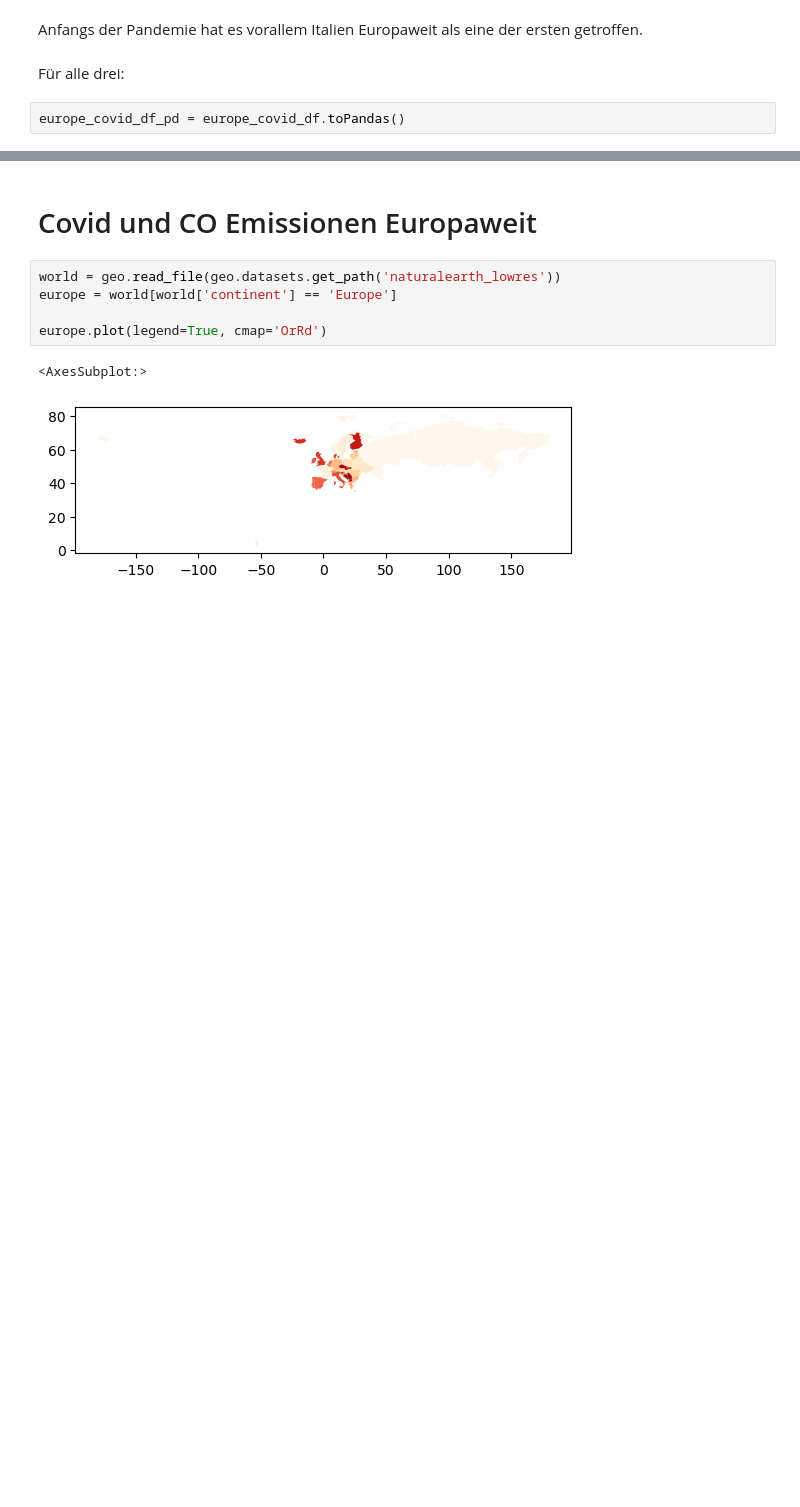
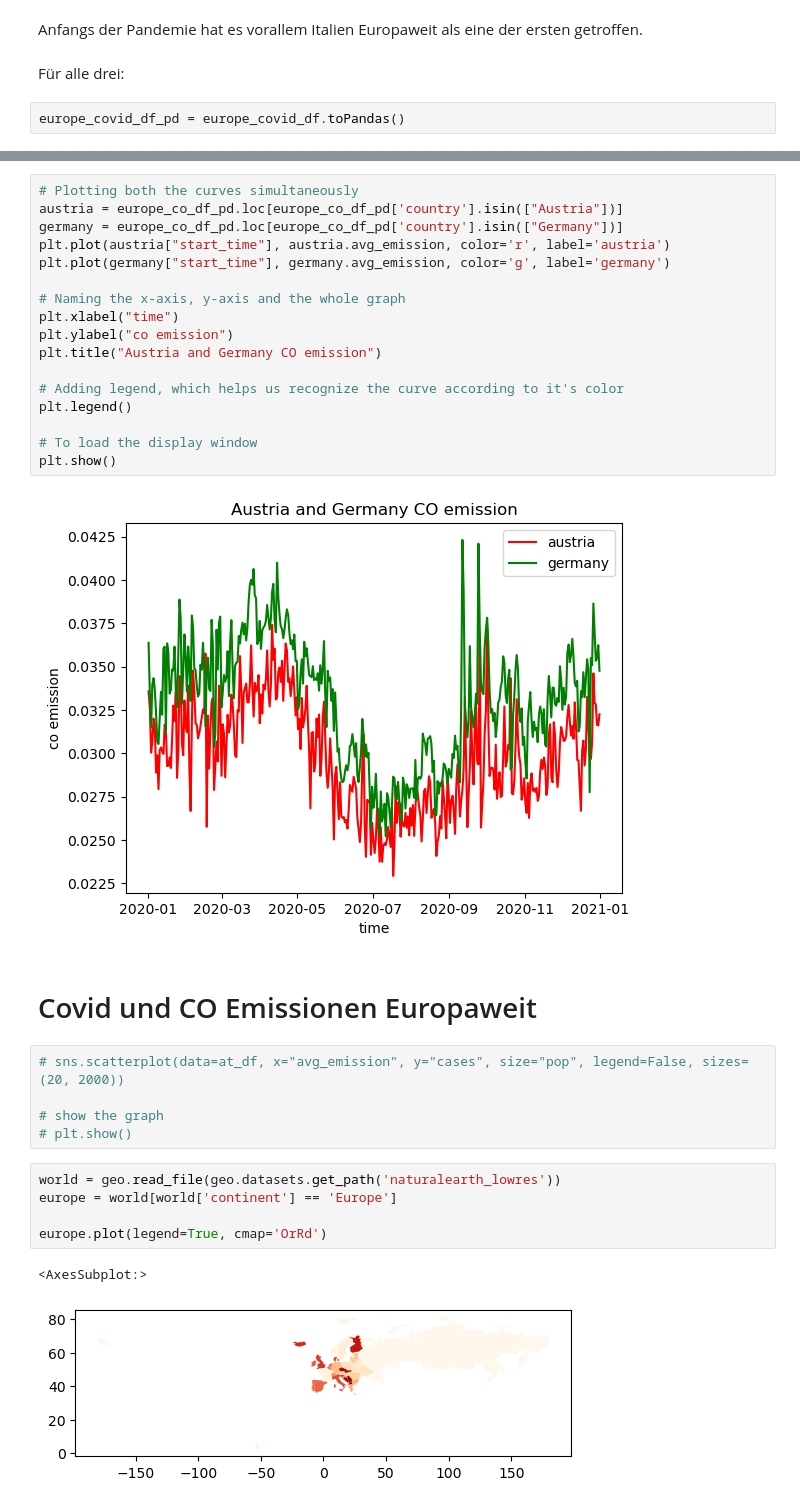
Before and after one commit to SunnyTrashpanda/BIGDA-Covid19-CO2, a Jupyter notebook: main.ipynb, the cells around one changed output, grey strips where cells are left out. Cells and saved outputs as stored; diff of their text form; blank space fills up the shorter version.

```diff
--- a/main.ipynb
+++ b/main.ipynb
@@ -661,5 +669,29 @@ fig, axes = joypy.joyplot(three_countries, overlap=3, by="country")
+# %%
+# Plotting both the curves simultaneously
+austria = europe_co_df_pd.loc[europe_co_df_pd['country'].isin(["Austria"])]
+germany = europe_co_df_pd.loc[europe_co_df_pd['country'].isin(["Germany"])]
+plt.plot(austria["start_time"], austria.avg_emission, color='r', label='austria')
+plt.plot(germany["start_time"], germany.avg_emission, color='g', label='germany')
+
+# Naming the x-axis, y-axis and the whole graph
+plt.xlabel("time")
+plt.ylabel("co emission")
+plt.title("Austria and Germany CO emission")
+
+# Adding legend, which helps us recognize the curve according to it's color
+plt.legend()
+
+# To load the display window
+plt.show()
+# %% [output]
+[figure, added]
 # %% [markdown]
 # Covid und CO Emissionen Europaweit
+# %%
+# sns.scatterplot(data=at_df, x="avg_emission", y="cases", size="pop", legend=False, sizes=(20, 2000))
+
+# show the graph
+# plt.show()
 # %%
 world = geo.read_file(geo.datasets.get_path('naturalearth_lowres'))
 europe = world[world['continent'] == 'Europe']
```
Also changed, not shown: parts of 4 cells of this notebook.
